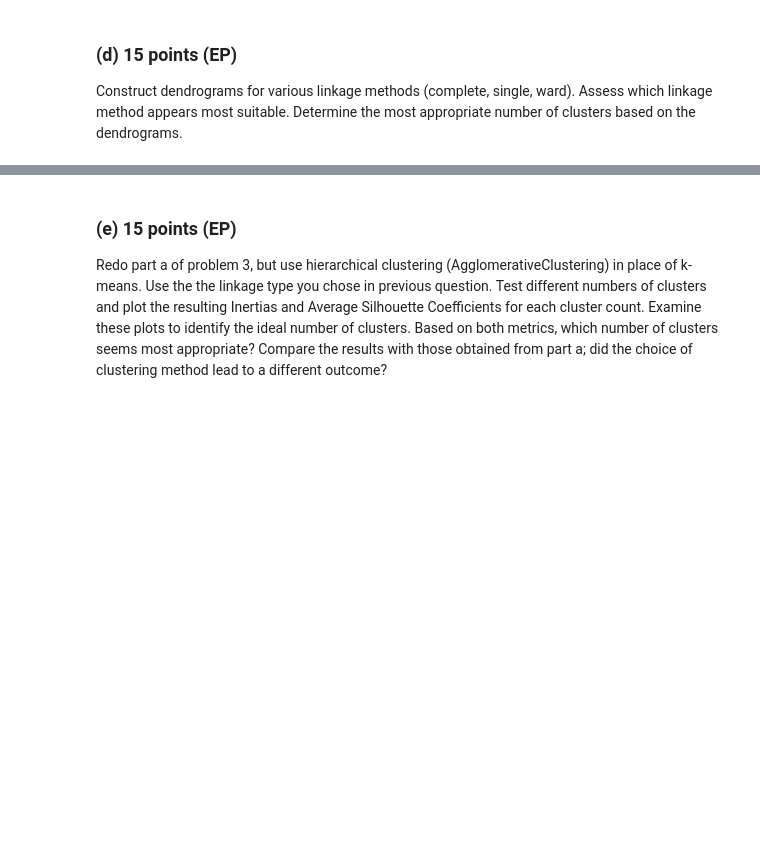
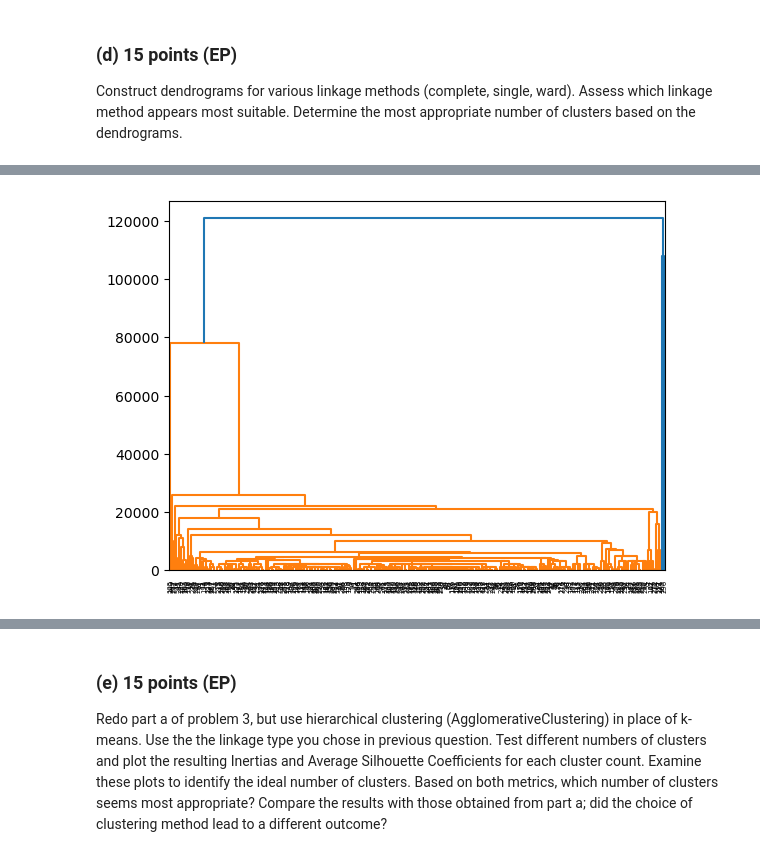
Before and after one commit to Ben-Heinze/CSCI-491-Data-Visualization, a Jupyter notebook: Assignment 3/3- Scatterplot, dimension reduction and clustering.ipynb, the cells around one changed output, grey strips where cells are left out. Drawn from its saved outputs; the diff is of its cells as text; code cells hidden in the pictures; blank space fills up the shorter version.

```diff
--- a/Assignment 3/3- Scatterplot, dimension reduction and clustering.ipynb
+++ b/Assignment 3/3- Scatterplot, dimension reduction and clustering.ipynb
@@ -309,0 +343,4 @@ Construct dendrograms for various linkage methods (complete, single, ward). Asse
+# %%
+singleDendrogram = sch.dendrogram(sch.linkage(numerical, method='single'))
+# %% [output]
+[figure, added]
```
Also changed, not shown: parts of 11 cells of this notebook.
